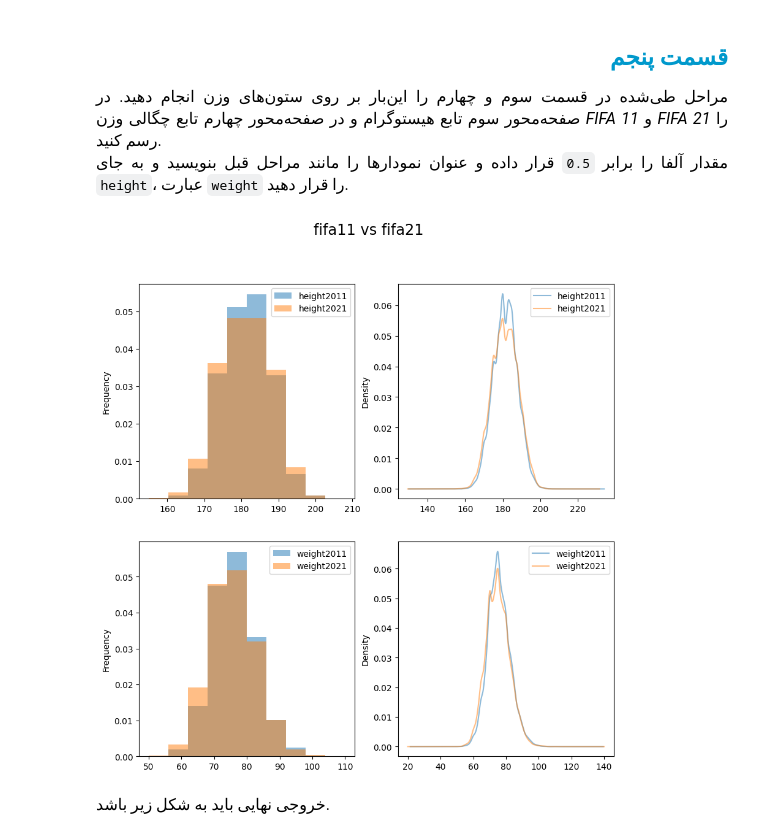
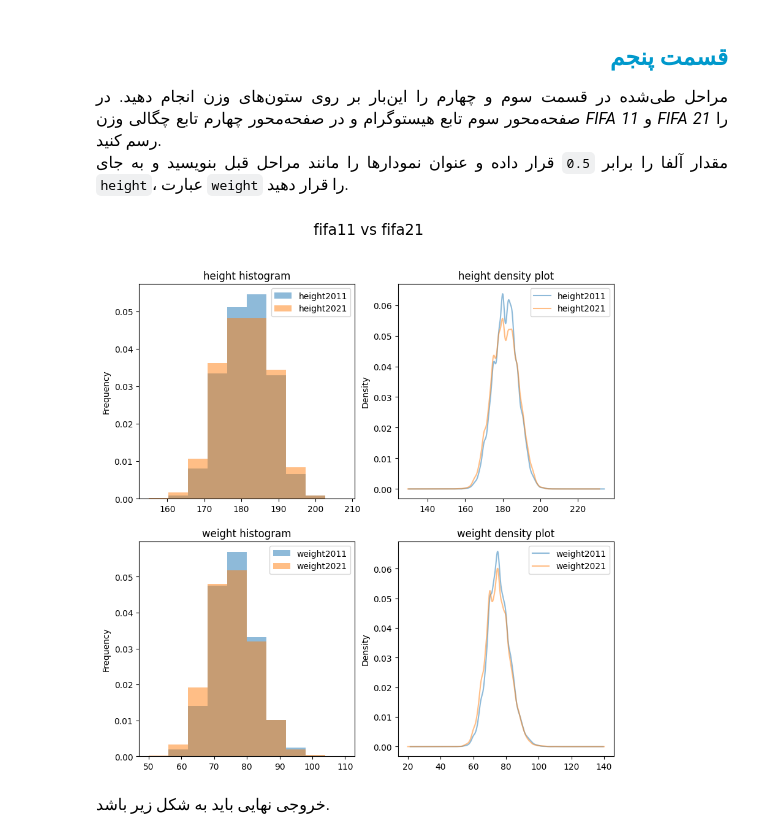
Before and after one commit to mahajialirezaei/Gone-with-the-wind, a Jupyter notebook: gone_with_the_wind.ipynb, the cells around one changed output. Drawn from its saved outputs; the diff is of its cells as text; code cells hidden in the pictures.

Commit message:
change label to set_title

```diff
--- a/gone_with_the_wind.ipynb
+++ b/gone_with_the_wind.ipynb
@@ -173,6 +173,7 @@ height = pd.DataFrame()
 height.index = df_fifa21.index
 height['height2011'] = df_fifa11['height']
 height['height2021'] = df_fifa21['height']
-height.plot(kind='hist', ax=axes[0][0], alpha=0.5, density=True, label = 'height histogram')
+height.plot(kind='hist', ax=axes[0][0], alpha=0.5, density=True, title = '')
+axes[0][0].set_title('height histogram')
 fig
 # %% [output]
@@ -208,6 +209,7 @@ fig
 </font>
 </p>
 # %%
-height.plot(kind='kde', ax = axes[0][1], alpha=0.5, label='height density plot')
+height.plot(kind='kde', ax = axes[0][1], alpha=0.5)
+axes[0][1].set_title('height density plot')
 fig
 # %% [output]
@@ -237,13 +239,15 @@ fig
 # %%
 weight = pd.DataFrame()
 weight.index = df_fifa21.index
 weight['weight2011'] = df_fifa11['weight']
 weight['weight2021'] = df_fifa21['weight']
-weight.plot(kind='hist', ax=axes[1][0], alpha=0.5, density=True, label = 'weight histogram')
-weight.plot(kind='kde', ax = axes[1][1], alpha=0.5, label='weight density plot')
+weight.plot(kind='hist', ax=axes[1][0], alpha=0.5, density=True)
+axes[1][0].set_title('weight histogram')
+weight.plot(kind='kde', ax = axes[1][1], alpha=0.5)
+axes[1][1].set_title('weight density plot')
 fig
 # %% [output]
-[figure, old version]
+[figure, new version]
 # %% [markdown]
 
 <p dir=rtl style="direction: rtl;text-align: justify;line-height:200%;font-family:vazir;font-size:medium">
```
Also changed, not shown: parts of 2 cells of this notebook.
